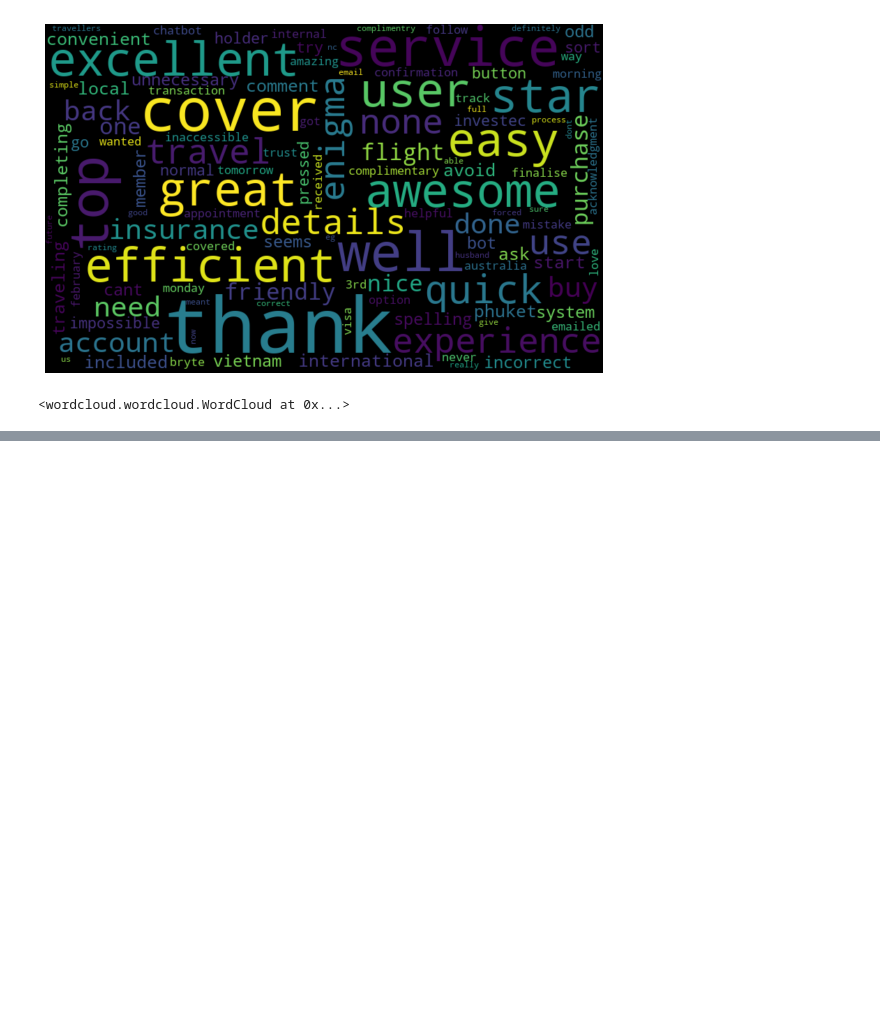
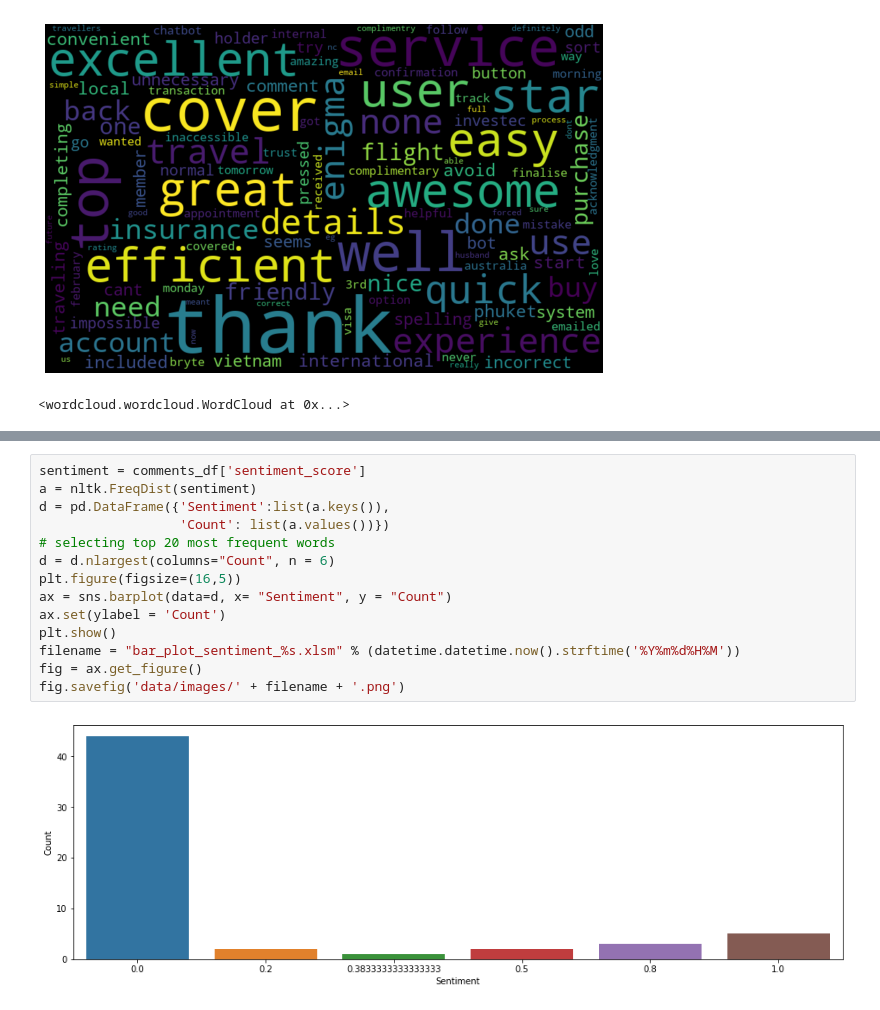
Before and after one commit to ThePhiri/ProjectAkili, a Jupyter notebook: data_exploration.ipynb, the cells around one changed output, grey strips where cells are left out. Cells and saved outputs as stored; diff of their text form; blank space fills up the shorter version.

```diff
--- a/data_exploration.ipynb
+++ b/data_exploration.ipynb
@@ -122,0 +166,16 @@ fig.savefig('data/images/' + filename + '.png')
+# %%
+sentiment = comments_df['sentiment_score']
+a = nltk.FreqDist(sentiment)
+d = pd.DataFrame({'Sentiment':list(a.keys()),
+                  'Count': list(a.values())})
+# selecting top 20 most frequent words
+d = d.nlargest(columns="Count", n = 6)
+plt.figure(figsize=(16,5))
+ax = sns.barplot(data=d, x= "Sentiment", y = "Count")
+ax.set(ylabel = 'Count')
+plt.show()
+filename = "bar_plot_sentiment_%s.xlsm" % (datetime.datetime.now().strftime('%Y%m%d%H%M'))
+fig = ax.get_figure()
+fig.savefig('data/images/' + filename + '.png')
+# %% [output]
+[figure, added]
```
Also changed, not shown: parts of 8 cells of this notebook.
